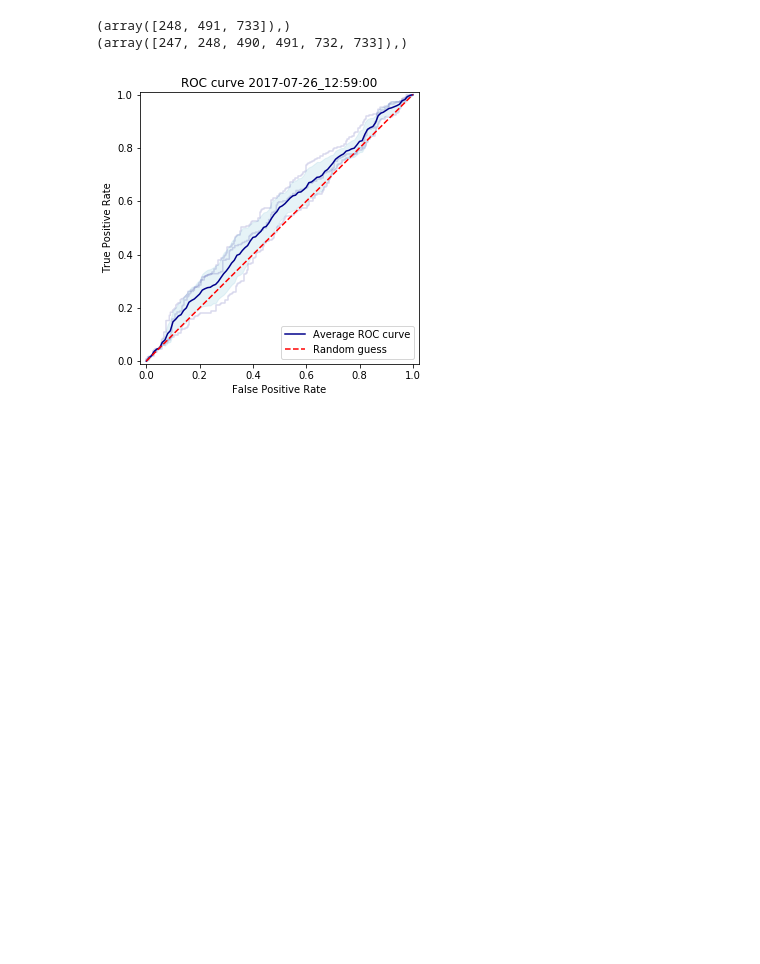
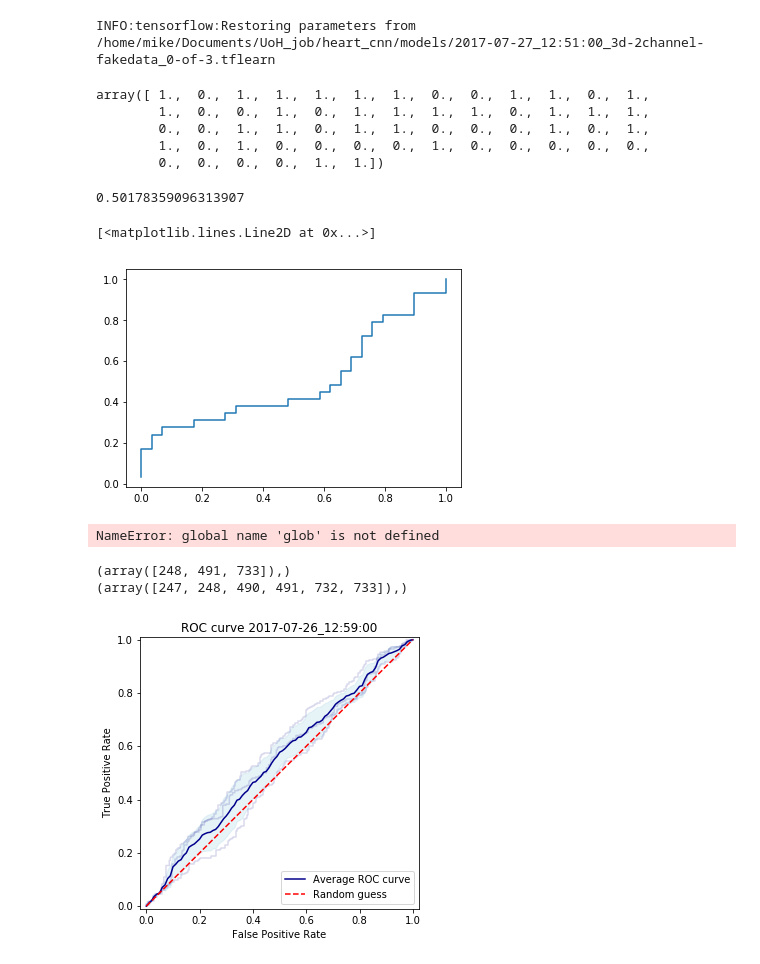
Before and after one commit to Smith42/heart-cnn, a Jupyter notebook: scratchpad.ipynb, the cells around one changed output. Cells and saved outputs as stored; diff of their text form; code cells hidden in the pictures; blank space fills up the shorter version.

```diff
--- a/scratchpad.ipynb
+++ b/scratchpad.ipynb
@@ -25,3 +24,80 @@ print(np.mean([a[0],a[1]]))
+# %%
+sess = tf.InteractiveSession()
+tf.reset_default_graph()
+
+# Input layer:
+net = tflearn.layers.core.input_data(shape=[None,34,34,34,2])
+
+# First layer:
+net = tflearn.layers.conv.conv_3d(net, 32, [10,10,10],  activation="leaky_relu")
+net = tflearn.layers.conv.max_pool_3d(net, [2,2,2], strides=[2,2,2])
+
+# Second layer:
+net = tflearn.layers.conv.conv_3d(net, 64, [5,5,5],  activation="leaky_relu")
+net = tflearn.layers.conv.max_pool_3d(net, [2,2,2], strides=[2,2,2])
+
+# Fully connected layers
+net = tflearn.layers.core.fully_connected(net, 2048, activation="leaky_relu") # regularizer="L2", weight_decay=0.01,
+#net = tflearn.layers.core.dropout(net, keep_prob=0.5)
+
+net = tflearn.layers.core.fully_connected(net, 1024, activation="leaky_relu") # regularizer="L2", weight_decay=0.01,
+#net = tflearn.layers.core.dropout(net, keep_prob=0.5)
+
+net = tflearn.layers.core.fully_connected(net, 512, activation="leaky_relu") # regularizer="L2", weight_decay=0.01,
+#net = tflearn.layers.core.dropout(net, keep_prob=0.5)
+
+# Output layer:
+net = tflearn.layers.core.fully_connected(net, 2, activation="softmax")
+
+net = tflearn.layers.estimator.regression(net, optimizer='adam', learning_rate=0.0001, loss='categorical_crossentropy')
+model = tflearn.DNN(net)
+
+model.load("./models/2017-07-27_12:51:00_3d-2channel-fakedata_0-of-3.tflearn")
+# %% [output]
+INFO:tensorflow:Restoring parameters from /home/mike/Documents/UoH_job/heart_cnn/models/2017-07-27_12:51:00_3d-2channel-fakedata_0-of-3.tflearn
+# %%
+shufData = np.load("./data/shufData.npy")
+shufLab = np.load("./data/shufLab.npy")
+shufLabOH = np.eye(2)[shufLab.astype(int)]
+# %%
+predicted = model.predict(shufData)
+# %%
+shufLab
+# %% [output]
+array([ 1.,  0.,  1.,  1.,  1.,  1.,  1.,  0.,  0.,  1.,  1.,  0.,  1.,
+        1.,  0.,  0.,  1.,  0.,  1.,  1.,  1.,  1.,  0.,  1.,  1.,  1.,
+        0.,  0.,  1.,  1.,  0.,  1.,  1.,  0.,  0.,  0.,  1.,  0.,  1.,
+        1.,  0.,  1.,  0.,  0.,  0.,  0.,  1.,  0.,  0.,  0.,  0.,  0.,
+        0.,  0.,  0.,  0.,  1.,  1.])
+# %%
+roc_auc_score(shufLab,predicted[:,1])
+# %% [output]
+0.50178359096313907
+# %%
+r = roc_curve(shufLab, predicted[:,1])
+plt.plot(r[0],r[1])
+# %% [output]
+[<matplotlib.lines.Line2D at 0x...>]
+[figure, added]
+# %%
+# Do data import
+normDir = "./data/nlst"
+normDat = importDir(normDir)
+abDir = "./data/rlst"
+abDat = importDir(abDir)
+inData = np.concatenate([normDat[:abDat.shape[0]], abDat]) # Normal and abnormal data same number of ppts
+
+# Do labelling
+normLab = np.zeros(normDat.shape[0])[:abDat.shape[0]]
+abLab = np.ones(abDat.shape[0])
+labels = np.concatenate([normLab, abLab])
+
+# Mutual shuffle
+shufData, shufLab = sklearn.utils.shuffle(inData, labels, random_state=1)
+shufData = np.reshape(shufData,(-1,34,34,34,2))
+shufLabOH = np.eye(2)[labels.astype(int)] # One hot encode
+# %% [output]
+NameError: global name 'glob' is not defined
 # %%
 print(np.where(a[4]==1))
 print(np.where(a[3]==1))
```
Also changed, not shown: parts of 3 cells of this notebook, 35 other files.
